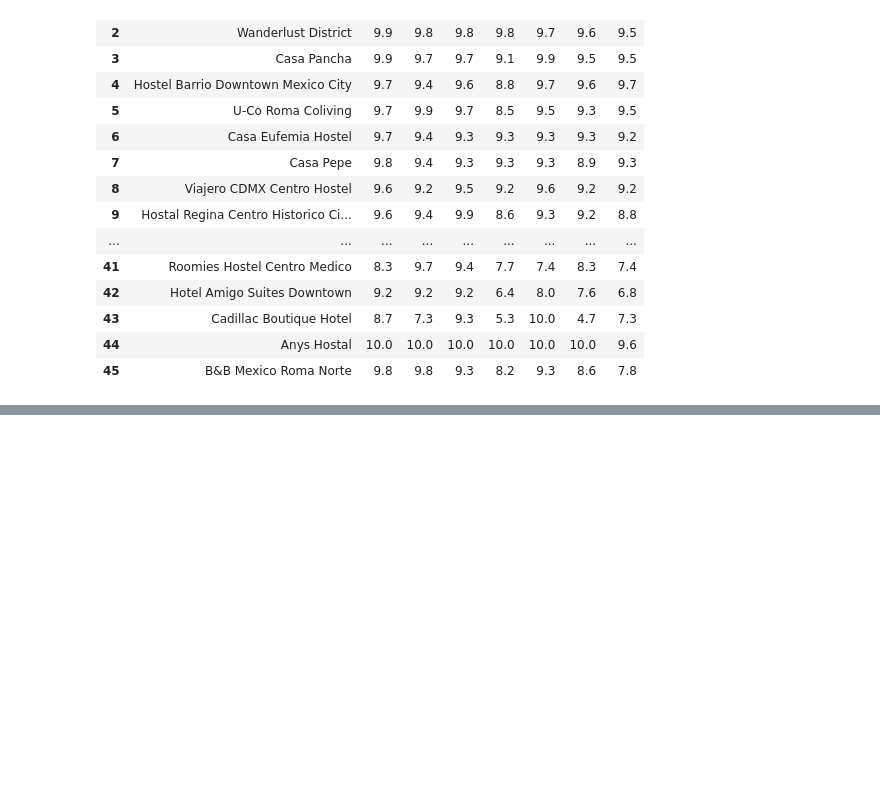
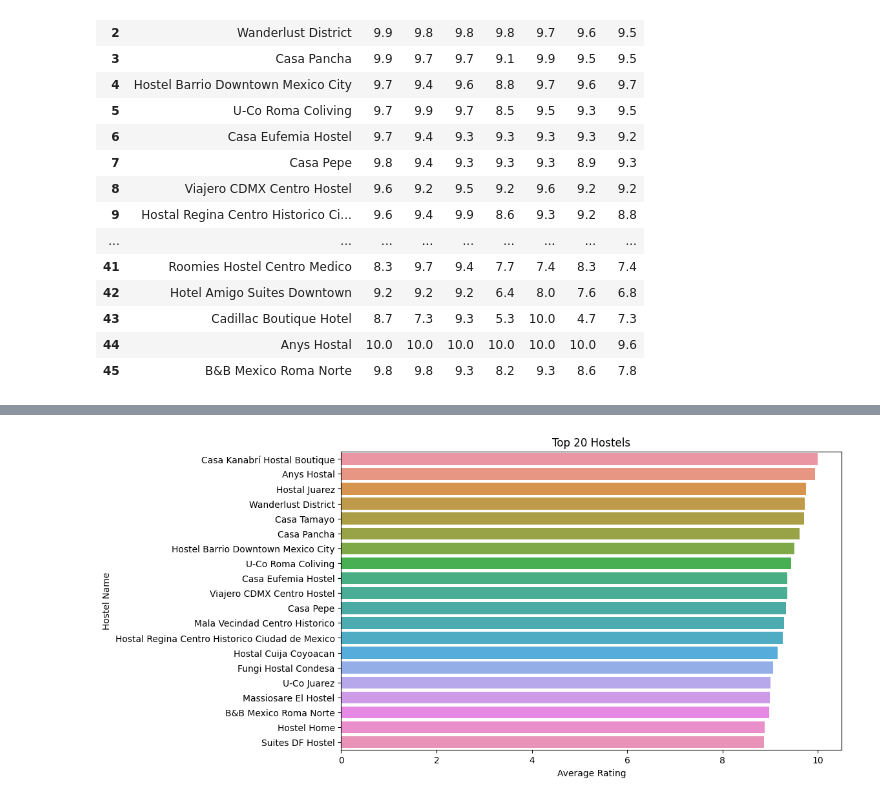
Before and after one commit to vknanavati/CIA-Factbook, a Jupyter notebook: Mexico.ipynb, the cells around one changed output, grey strips where cells are left out. Saved outputs shown, nothing was run; the diff lists cells and outputs as text; code cells hidden in the pictures; blank space fills up the shorter version.

Commit message:
Corrected average graph, selected highest security values.

```diff
--- a/Mexico.ipynb
+++ b/Mexico.ipynb
@@ -81,0 +129,5 @@ plt.show()
+# %%
+
+avg_graph = df_test.iloc[:, [0,8]].head(46)
+avg_graph = avg_graph.sort_values('Average', ascending=False)
+avg_graph
@@ -81,0 +152,11 @@ plt.show()
+# %%
+top_ten = avg_graph.sort_values(by= 'Average', ascending=False)[:20]
+figure = plt.figure(figsize=(10,6))
+sns.barplot(y=top_ten.Name, x=top_ten.Average)
+plt.xticks()
+plt.xlabel('Average Rating')
+plt.ylabel('Hostel Name')
+plt.title('Top 20 Hostels')
+plt.show()
+# %% [output]
+[figure, added]
```
Also changed, not shown: parts of 9 cells of this notebook.
